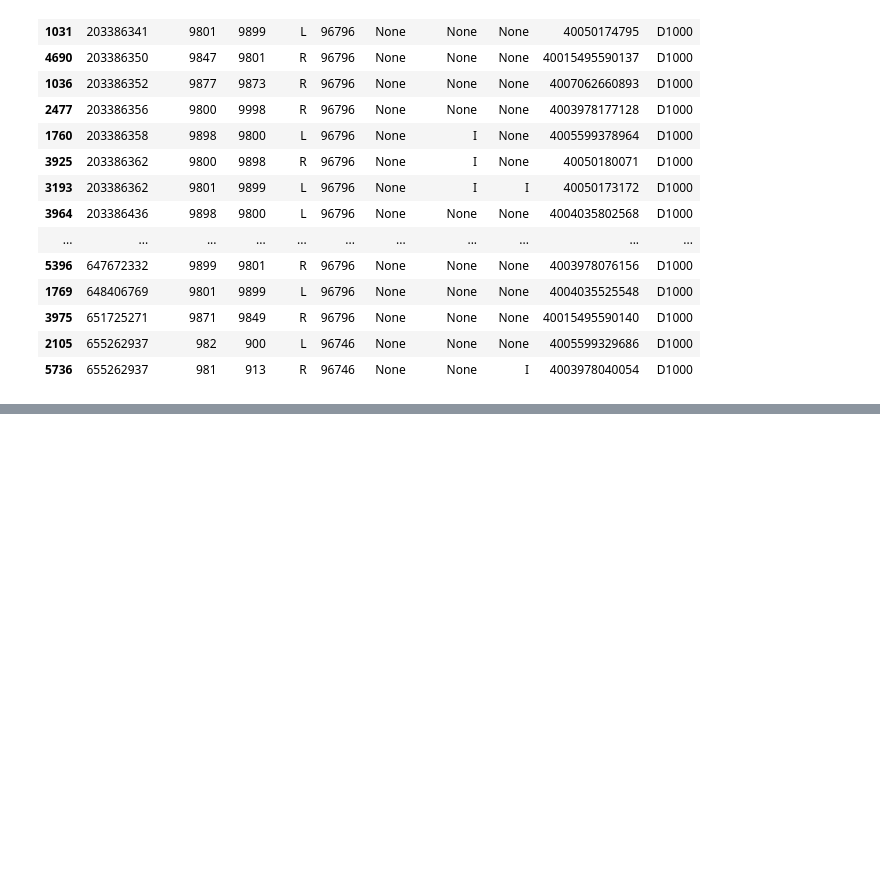
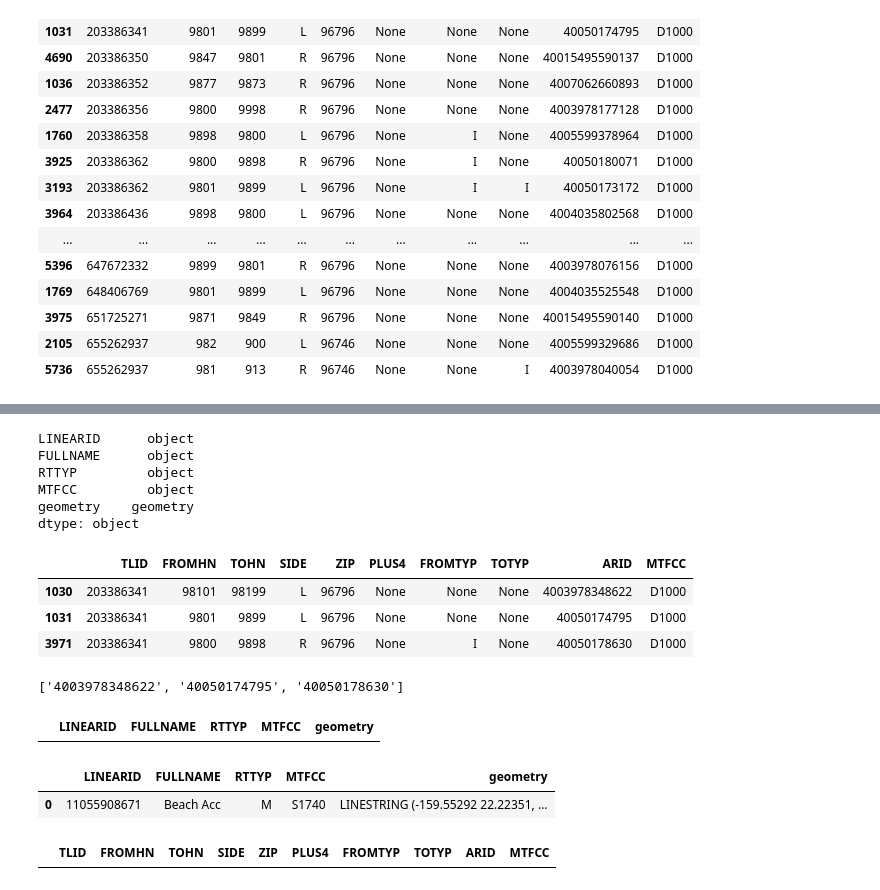
Before and after one commit to Freshwater-Initiative/Observatory, a Jupyter notebook: tutorials/inspect_ADDR_dbf.ipynb, the cells around one changed output, grey strips where cells are left out. Drawn from its saved outputs; the diff is of its cells as text; code cells hidden in the pictures; blank space fills up the shorter version.

```diff
--- a/tutorials/inspect_ADDR_dbf.ipynb
+++ b/tutorials/inspect_ADDR_dbf.ipynb
@@ -80,9 +103,12 @@ os.listdir()
 # %% [output]
 ['tl_2025_15007_addr.dbf']
 # %%
+# change working directory for the addr
+os.chdir(os.path.join(HI_dir, fold[6]))
+
 # map the path for the .dbf file
 dbf_file_path = os.path.join(HI_dir,
-                             fold[0],
+                             fold[6],
                              [x for x in os.listdir() if x.endswith(".dbf")][0])
 
 # read the dbf file
@@ -250,0 +332,9 @@ gdf.query("FROMHN.str.startswith('98')", engine='python').sort_values('TLID')
+# %%
+roads.dtypes
+# %% [output]
+LINEARID      object
+FULLNAME      object
+RTTYP         object
+MTFCC         object
+geometry    geometry
+dtype: object
@@ -250,0 +343,25 @@ gdf.query("FROMHN.str.startswith('98')", engine='python').sort_values('TLID')
+# %%
+# query for TLID 203386341
+gdf.query('TLID==203386341')
+# %% [output]
+|  | TLID | FROMHN | TOHN | SIDE | ZIP | PLUS4 | FROMTYP | TOTYP | ARID | MTFCC |
+| 1030 | 203386341 | 98101 | 98199 | L | 96796 | None | None | None | 4003978348622 | D1000 |
+| 1031 | 203386341 | 9801 | 9899 | L | 96796 | None | None | None | 40050174795 | D1000 |
+| 3971 | 203386341 | 9800 | 9898 | R | 96796 | None | I | None | 40050178630 | D1000 |
+# %%
+gdf.query('TLID==203386341')['ARID'].tolist()
+# %% [output]
+['4003978348622', '40050174795', '40050178630']
+# %%
+roads.loc[roads.LINEARID.isin(gdf.query('TLID==203386341')['ARID'].tolist()),:]
+# %% [output]
+|  | LINEARID | FULLNAME | RTTYP | MTFCC | geometry |
+# %%
+roads.query('LINEARID=="11055908671"')
+# %% [output]
+|  | LINEARID | FULLNAME | RTTYP | MTFCC | geometry |
+| 0 | 11055908671 | Beach Acc | M | S1740 | LINESTRING (-159.55292 22.22351, ... |
+# %%
+gdf.loc[gdf.ARID.isin(["11055908671"]),:]
+# %% [output]
+|  | TLID | FROMHN | TOHN | SIDE | ZIP | PLUS4 | FROMTYP | TOTYP | ARID | MTFCC |
```
Also changed, not shown: parts of 9 cells of this notebook.
